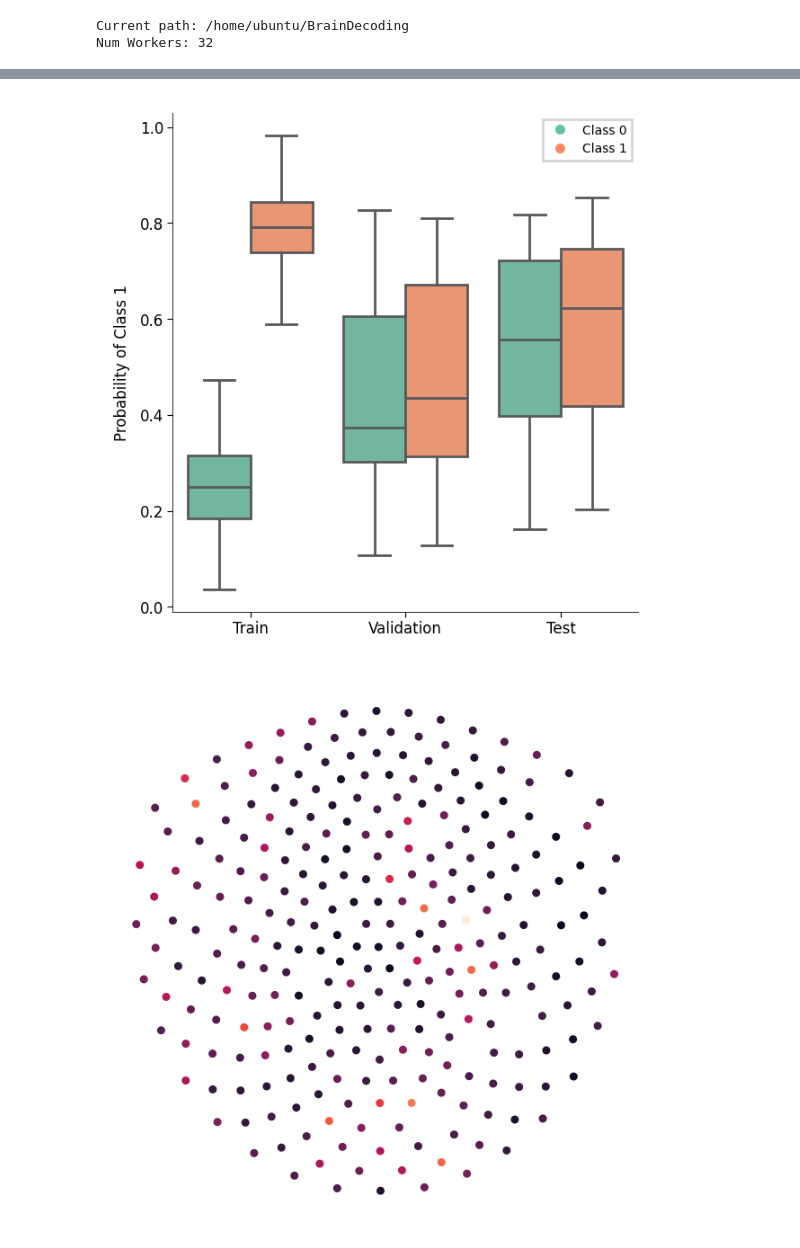
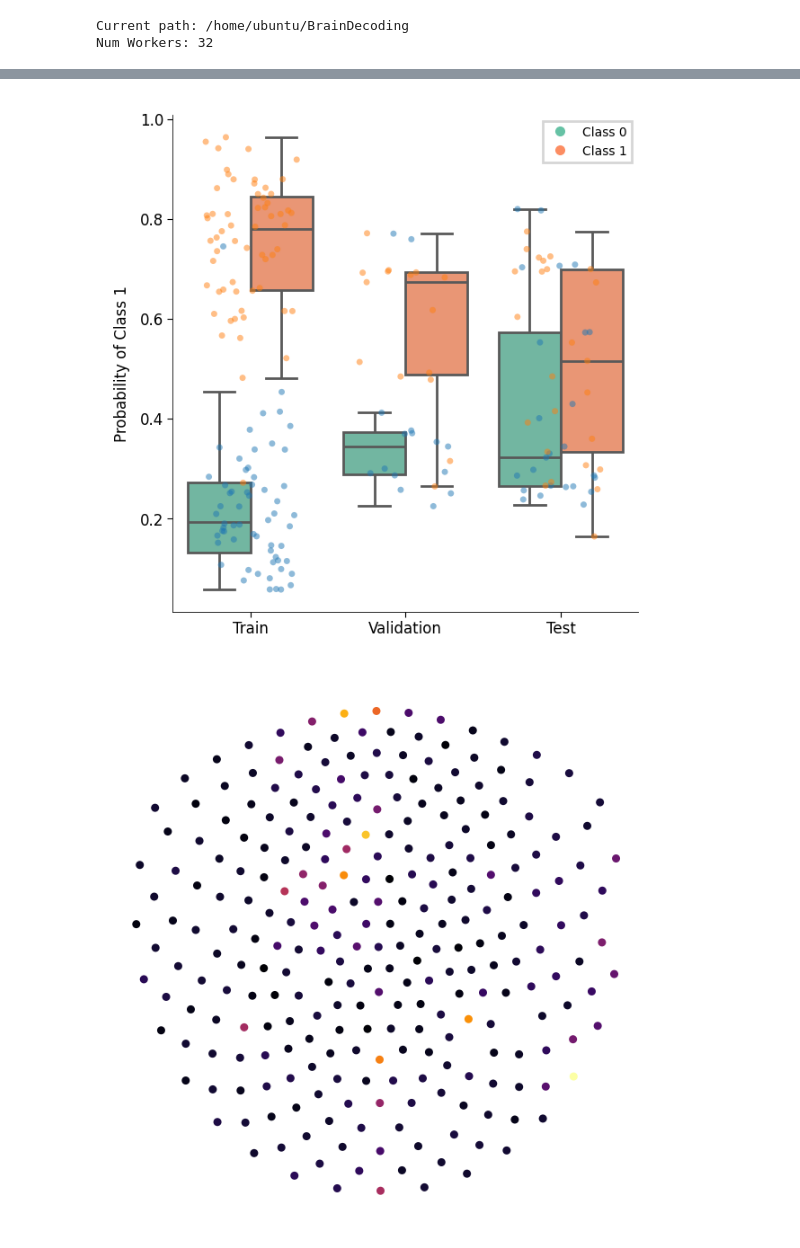
Before and after one commit to GustavKS/BrainDecoding, a Jupyter notebook: notebooks/plots.ipynb, the cells around one changed output, grey strips where cells are left out. Cells and saved outputs as stored; diff of their text form; code cells hidden in the pictures.

```diff
--- a/notebooks/plots.ipynb
+++ b/notebooks/plots.ipynb
@@ -20,7 +20,7 @@ print("Num Workers:", os.cpu_count())
 Current path: /home/ubuntu/BrainDecoding
 Num Workers: 32
 # %%
-experiment_dir = r"outputs/resnet_7sbjs_drop0.5_20250424"
+experiment_dir = r"outputs/MT_1/subj_10_20250508_0934"
 # %%
 train_raw = torch.load(os.path.join(experiment_dir, "train_outputs.pt"))
 val_raw = torch.load(os.path.join(experiment_dir, "val_outputs.pt"))
@@ -104,24 +102,24 @@ plt.show()
 # %%
 probs = torch.sigmoid(outputs)[:, 1]
 probs_train = torch.sigmoid(train_outputs)[:, 1]
 probs_test = torch.sigmoid(test_outputs)[:, 1]
 fig, ax = plt.subplots(figsize=(3, 3))
-#sns.stripplot(x=0, y=probs_train.detach(), hue=train_labels, ax=ax, alpha=0.5, jitter=0.3)
-#sns.stripplot(x=1, y=probs, hue=labels, ax=ax, alpha=0.5, jitter=0.3)
-#sns.stripplot(x=2, y=probs_test.detach(), hue=test_labels, ax=ax, alpha=0.5, jitter=0.3)
+sns.stripplot(x=0, y=probs_train.detach(), hue=train_labels, ax=ax, alpha=0.5, jitter=0.3)
+sns.stripplot(x=1, y=probs, hue=labels, ax=ax, alpha=0.5, jitter=0.3)
+sns.stripplot(x=2, y=probs_test.detach(), hue=test_labels, ax=ax, alpha=0.5, jitter=0.3)
 sns.boxplot(x=0, y=probs_train.detach(), hue=train_labels, ax=ax, dodge=True, palette="Set2", fliersize=0)
 sns.boxplot(x=1, y=probs, hue=labels, ax=ax, dodge=True, palette="Set2", fliersize=0)
 sns.boxplot(x=2, y=probs_test.detach(), hue=test_labels, ax=ax, dodge=True, palette="Set2", fliersize=0)
 ax.set_xticks([0, 1, 2], ["Train", "Validation", "Test"])
 ax.set_ylabel("Probability of Class 1")
 handles = [
     plt.Line2D([0], [0], marker='o', color='w', label='Class 0', markerfacecolor=sns.color_palette("Set2")[0], markersize=5),
     plt.Line2D([0], [0], marker='o', color='w', label='Class 1', markerfacecolor=sns.color_palette("Set2")[1], markersize=5)
 ]
 ax.legend(handles=handles, loc='upper right')
 plt.show()
 # %% [output]
-[figure, old version]
+[figure, new version]
 # %%
 # Load montage
 loc = np.load("/home/ubuntu/BrainDecoding/configs/layout.npy")
@@ -170,12 +168,12 @@ x = loc[:, 0].cpu().numpy()
 y = loc[:, 1].cpu().numpy()
 
 fig, ax = plt.subplots(figsize=(3, 3))
-ax.scatter(x, y, c=channel_weights, cmap='rocket', s=20, alpha = 1)
+ax.scatter(x, y, c=channel_weights, cmap='inferno', s=20, alpha = 1)
 plt.axis('equal')
 plt.axis('off')
 plt.show()
 # %% [output]
-[figure, old version]
+[figure, new version]
 # %%
 from sklearn.neighbors import KernelDensity
 positions = np.vstack([x, y]).T
```
Also changed, not shown: parts of 4 cells of this notebook, 24 other files.
